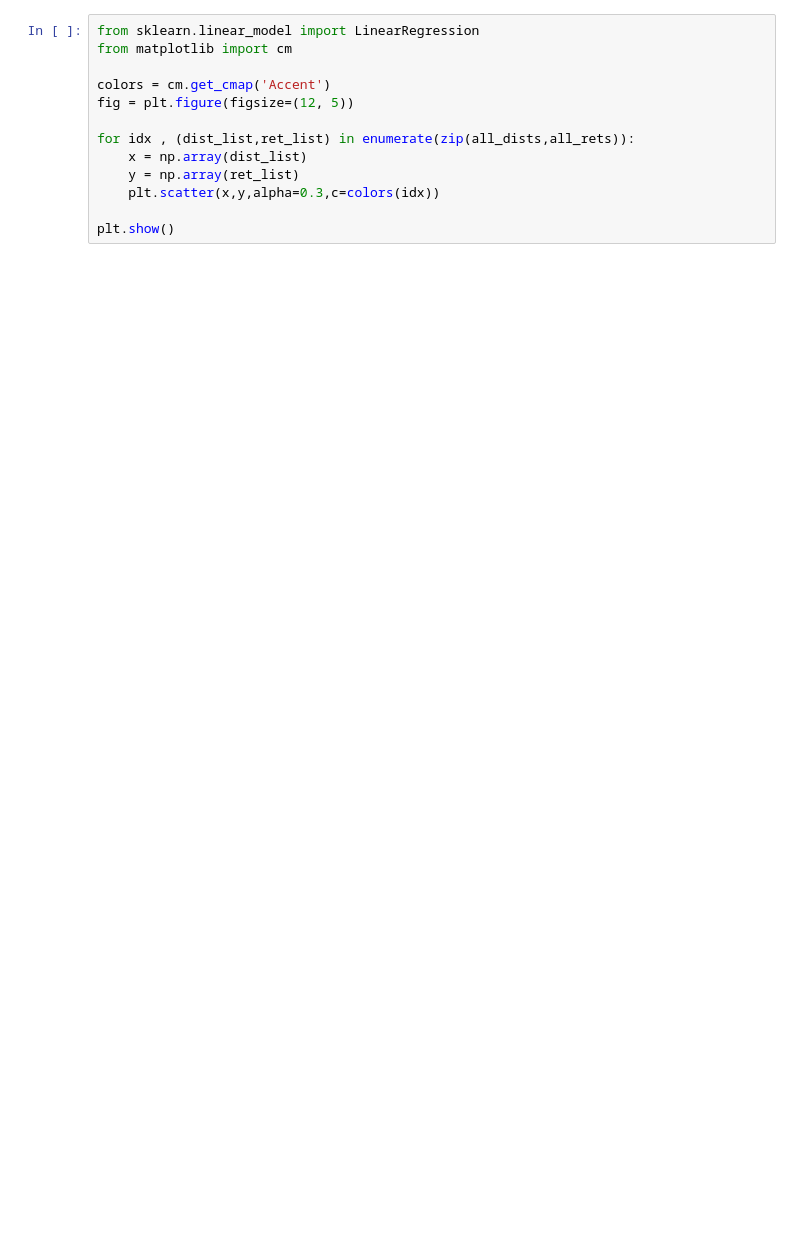
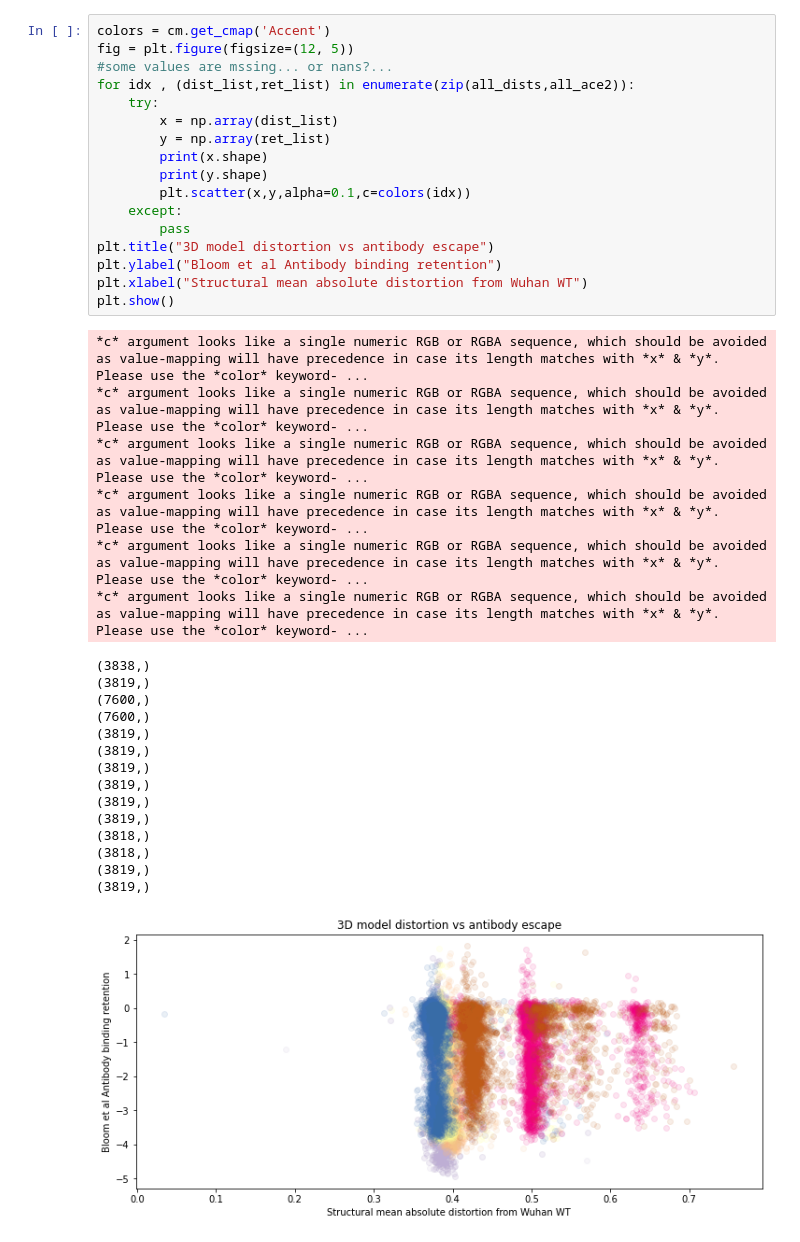
Before and after one commit to csabaiBio/RBD-AlphaFold2-structures-and-phenotypic-information, a Jupyter notebook: antibody_escape/antibody_escape_vs_structuraldistortion.ipynb, the cells around one changed output. Saved outputs shown, nothing was run; the diff lists cells and outputs as text; blank space fills up the shorter version.

```diff
--- a/antibody_escape/antibody_escape_vs_structuraldistortion.ipynb
+++ b/antibody_escape/antibody_escape_vs_structuraldistortion.ipynb
@@ -89,16 +175,42 @@ np.save(np.array([all_rets,all_dists]), "antibody_escape_reasults.npy")
 # %%
-from sklearn.linear_model import LinearRegression
-from matplotlib import cm
-
 colors = cm.get_cmap('Accent')
 fig = plt.figure(figsize=(12, 5))
-
-for idx , (dist_list,ret_list) in enumerate(zip(all_dists,all_rets)):
-    x = np.array(dist_list)
-    y = np.array(ret_list)
-    plt.scatter(x,y,alpha=0.3,c=colors(idx))
-
+#some values are mssing... or nans?...
+for idx , (dist_list,ret_list) in enumerate(zip(all_dists,all_ace2)):
+    try:
+        x = np.array(dist_list)
+        y = np.array(ret_list)
+        print(x.shape)
+        print(y.shape)
+        plt.scatter(x,y,alpha=0.1,c=colors(idx))
+    except:
+        pass
+plt.title("3D model distortion vs antibody escape")
+plt.ylabel("Bloom et al Antibody binding retention")
+plt.xlabel("Structural mean absolute distortion from Wuhan WT")
 plt.show()
+# %% [output]
+*c* argument looks like a single numeric RGB or RGBA sequence, which should be avoided as value-mapping will have precedence in case its length matches with *x* & *y*.  Please use the *color* keyword- ...
+*c* argument looks like a single numeric RGB or RGBA sequence, which should be avoided as value-mapping will have precedence in case its length matches with *x* & *y*.  Please use the *color* keyword- ...
+*c* argument looks like a single numeric RGB or RGBA sequence, which should be avoided as value-mapping will have precedence in case its length matches with *x* & *y*.  Please use the *color* keyword- ...
+*c* argument looks like a single numeric RGB or RGBA sequence, which should be avoided as value-mapping will have precedence in case its length matches with *x* & *y*.  Please use the *color* keyword- ...
+*c* argument looks like a single numeric RGB or RGBA sequence, which should be avoided as value-mapping will have precedence in case its length matches with *x* & *y*.  Please use the *color* keyword- ...
+*c* argument looks like a single numeric RGB or RGBA sequence, which should be avoided as value-mapping will have precedence in case its length matches with *x* & *y*.  Please use the *color* keyword- ...
+(3838,)
+(3819,)
+(7600,)
+(7600,)
+(3819,)
+(3819,)
+(3819,)
+(3819,)
+(3819,)
+(3819,)
+(3818,)
+(3818,)
+(3819,)
+(3819,)
+[figure, added]
 # %%
 linear_regressor = LinearRegression()  # create object for the class
 linear_regressor.fit(x.reshape(-1, 1), y.reshape(-1, 1))  # perform linear regression
```
Also changed, not shown: parts of 7 cells of this notebook, 11 other files.
